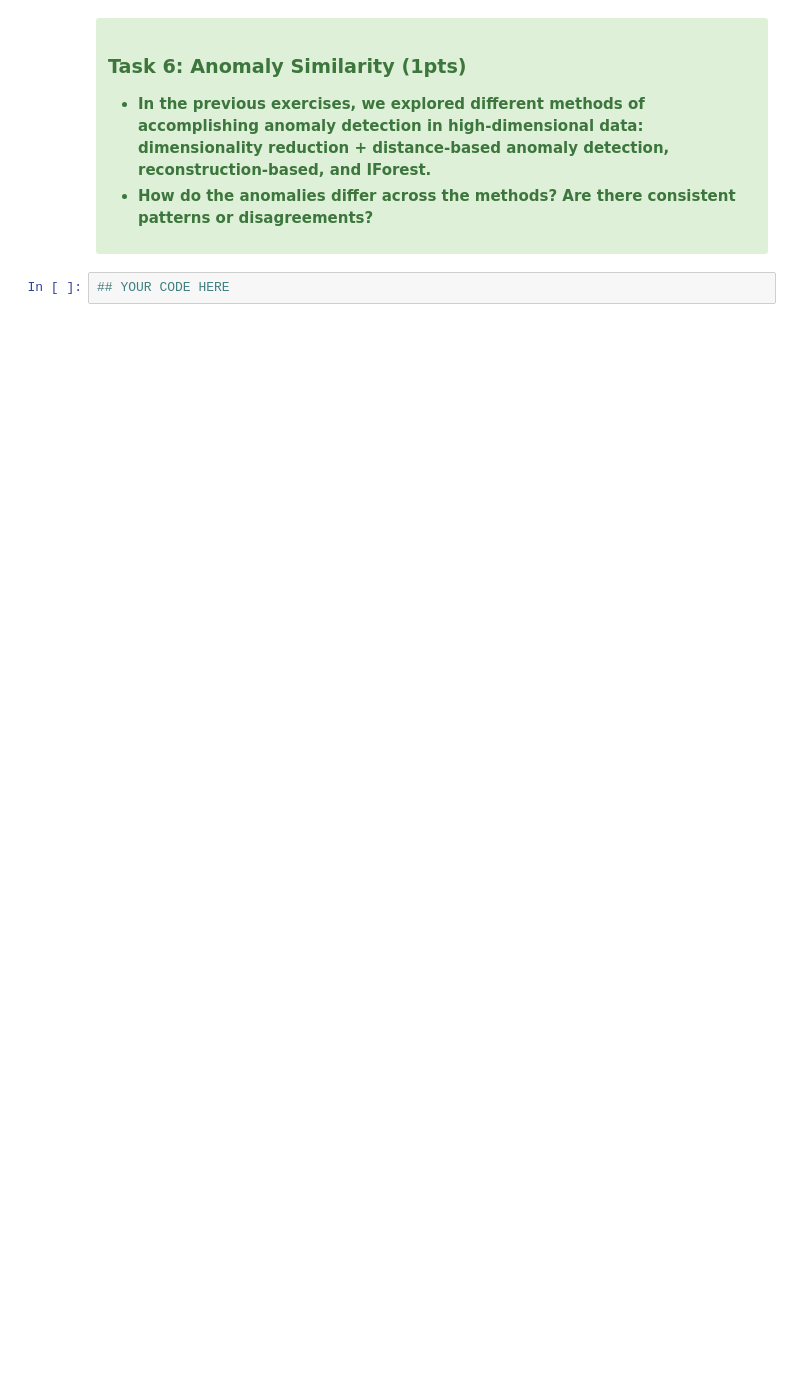
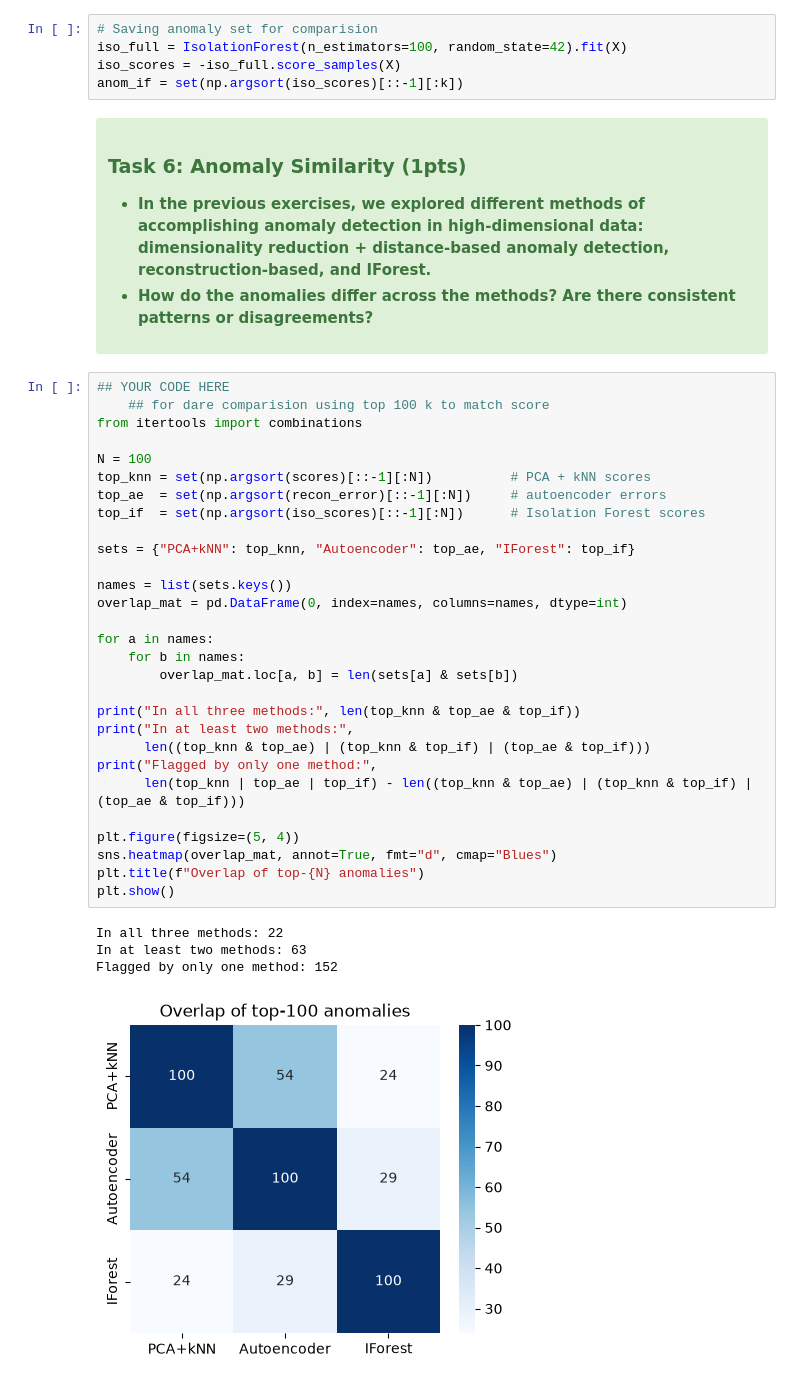
Before and after one commit to Masters-Halmstad/Data-Mining-DT8013, a Jupyter notebook: Lab#3_anomaly_detection2/lab_anomaly_detection_2.ipynb, the cells around one changed output. Cells and saved outputs as stored; diff of their text form; blank space fills up the shorter version.

```diff
--- a/Lab#3_anomaly_detection2/lab_anomaly_detection_2.ipynb
+++ b/Lab#3_anomaly_detection2/lab_anomaly_detection_2.ipynb
@@ -343,3 +595,8 @@ plt.show()
+# %%
+# Saving anomaly set for comparision
+iso_full = IsolationForest(n_estimators=100, random_state=42).fit(X)
+iso_scores = -iso_full.score_samples(X)
+anom_if = set(np.argsort(iso_scores)[::-1][:k])
 # %% [markdown]
 <div class='alert alert-block alert-success' style="font-weight:bolder">
 
@@ -351,3 +608,35 @@ plt.show()
  </div>
 # %%
 ## YOUR CODE HERE
+    ## for dare comparision using top 100 k to match score
+from itertools import combinations
+
+N = 100
+top_knn = set(np.argsort(scores)[::-1][:N])          # PCA + kNN scores
+top_ae  = set(np.argsort(recon_error)[::-1][:N])     # autoencoder errors
+top_if  = set(np.argsort(iso_scores)[::-1][:N])      # Isolation Forest scores
+
+sets = {"PCA+kNN": top_knn, "Autoencoder": top_ae, "IForest": top_if}
+
+names = list(sets.keys())
+overlap_mat = pd.DataFrame(0, index=names, columns=names, dtype=int)
+
+for a in names:
+    for b in names:
+        overlap_mat.loc[a, b] = len(sets[a] & sets[b])
+
+print("In all three methods:", len(top_knn & top_ae & top_if))
+print("In at least two methods:",
+      len((top_knn & top_ae) | (top_knn & top_if) | (top_ae & top_if)))
+print("Flagged by only one method:",
+      len(top_knn | top_ae | top_if) - len((top_knn & top_ae) | (top_knn & top_if) | (top_ae & top_if)))
+
+plt.figure(figsize=(5, 4))
+sns.heatmap(overlap_mat, annot=True, fmt="d", cmap="Blues")
+plt.title(f"Overlap of top-{N} anomalies")
+plt.show()
+# %% [output]
+In all three methods: 22
+In at least two methods: 63
+Flagged by only one method: 152
+[figure, added]
```
Also changed, not shown: parts of 10 cells of this notebook.
